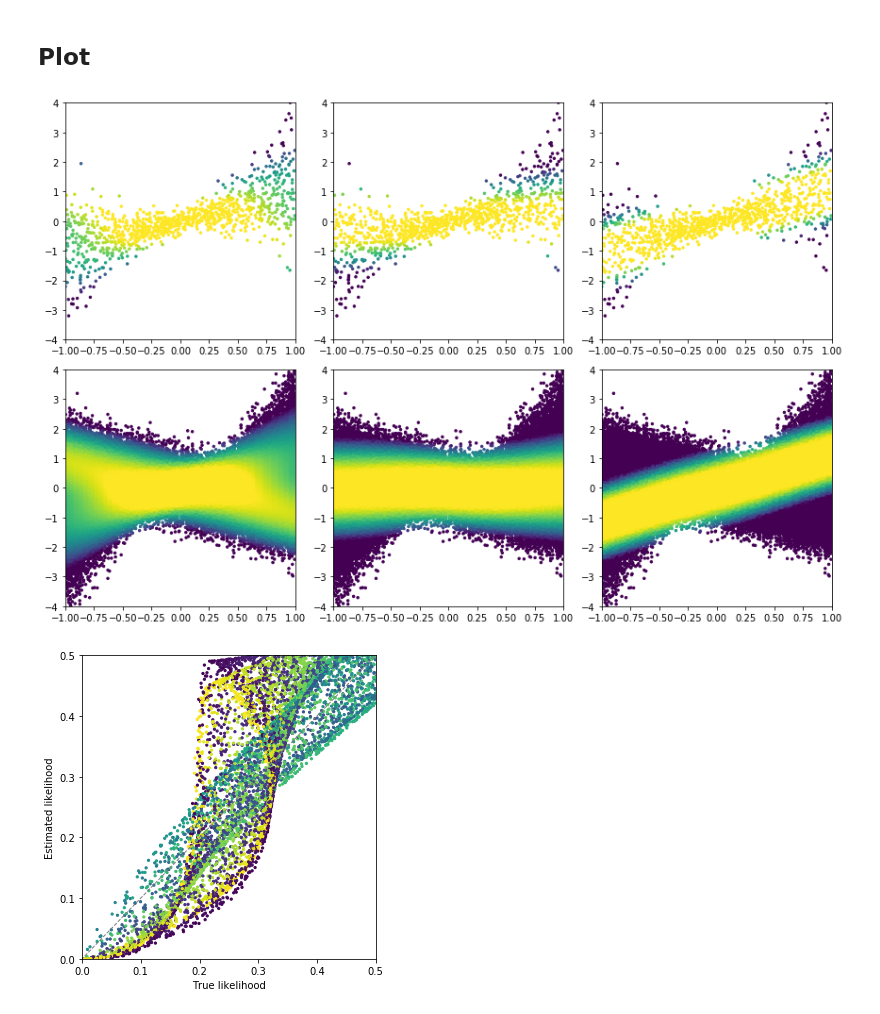
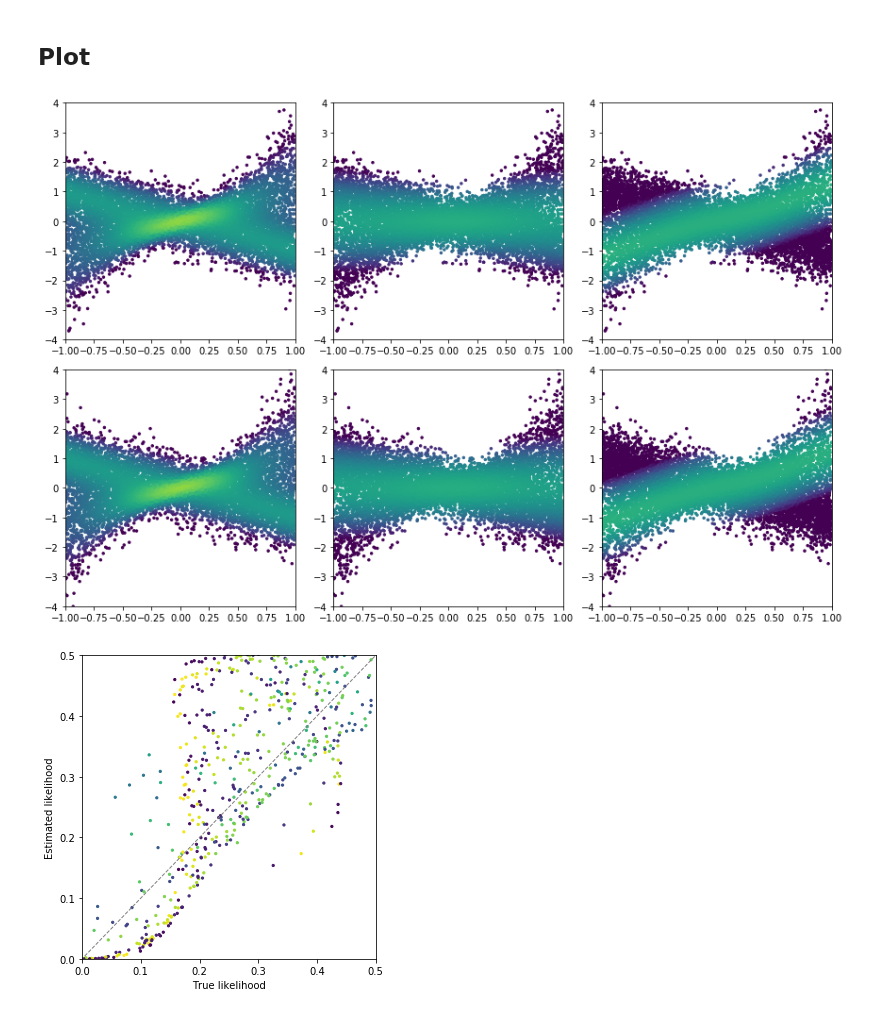
Before and after one commit to johannbrehmer/goldmine, a Jupyter notebook: goldmine/notebooks/other/gaussian_toy_example.ipynb, the cells around one changed output. Cells and saved outputs as stored; diff of their text form; code cells hidden in the pictures.

```diff
--- a/goldmine/notebooks/other/gaussian_toy_example.ipynb
+++ b/goldmine/notebooks/other/gaussian_toy_example.ipynb
@@ -11,19 +11,19 @@ from scipy.stats import norm
 # %%
 theta_train = np.load('../../data/samples/gaussian/theta0_train.npy')
 x_train = np.load('../../data/samples/gaussian/x_train.npy')
-log_p_train = np.log(0.5 * norm.pdf(x_train, loc=theta_train, scale=(0.2 + theta_train**2)**0.5) + 0.5 * norm.pdf(x_train, loc=-theta_train, scale=0.5**0.5))
+log_p_train = np.log(0.5 * norm.pdf(x_train, loc=theta_train, scale=(0.2 + theta_train**2)) + 0.5 * norm.pdf(x_train, loc=-theta_train, scale=0.5))
 log_p_hat_train = np.load('../../data/results/gaussian/maf/log_p_hat_train_trainingsamplesize_10000.npy').reshape((-1,1))
 log_p_histo_train = np.load('../../data/results/gaussian/scandal/log_p_hat_train_trainingsamplesize_10000.npy').reshape((-1,1))
 
 theta_test = np.load('../../data/samples/gaussian/theta0_test.npy')
 x_test = np.load('../../data/samples/gaussian/x_test.npy')
-log_p_test = np.log(0.5 * norm.pdf(x_test, loc=theta_test, scale=(0.2 + theta_test**2)**0.5) + 0.5 * norm.pdf(x_test, loc=-theta_test, scale=0.5**0.5))
+log_p_test = np.log(0.5 * norm.pdf(x_test, loc=theta_test, scale=(0.2 + theta_test**2)) + 0.5 * norm.pdf(x_test, loc=-theta_test, scale=0.5))
 log_p_hat_test = np.load('../../data/results/gaussian/maf/log_p_hat_test_trainingsamplesize_10000.npy').reshape((-1,1))
 log_p_histo_test = np.load('../../data/results/gaussian/scandal/log_p_hat_test_trainingsamplesize_10000.npy').reshape((-1,1))
 # %% [markdown]
 ## Plot
 # %%
-skip=100
+skip=1
 fig = plt.figure(figsize=(12,8))
 
 
@@ -31,7 +31,7 @@ fig = plt.figure(figsize=(12,8))
 ax = plt.subplot(2,3,1)
 
 plt.scatter(theta_train[::skip], x_train[::skip], c=log_p_train[::skip], cmap='viridis',
-            vmin=-3., vmax=-1., s=6.)
+            vmin=-3., vmax=1., s=6.)
 
 plt.xlim(-1.,1,)
 plt.ylim(-4.,4.)
@@ -41,7 +41,7 @@ plt.ylim(-4.,4.)
 ax = plt.subplot(2,3,2)
 
 plt.scatter(theta_train[::skip], x_train[::skip], c=log_p_hat_train[::skip], cmap='viridis',
-            vmin=-3., vmax=-1., s=6.)
+            vmin=-3., vmax=1., s=6.)
 
 plt.xlim(-1.,1,)
 plt.ylim(-4.,4.)
@@ -51,44 +51,44 @@ plt.ylim(-4.,4.)
 ax = plt.subplot(2,3,3)
 
 plt.scatter(theta_train[::skip], x_train[::skip], c=log_p_histo_train[::skip], cmap='viridis',
-            vmin=-3., vmax=-1., s=6.)
+            vmin=-3., vmax=1., s=6.)
 
 plt.xlim(-1.,1,)
 plt.ylim(-4.,4.)
 
 
 
 ax = plt.subplot(2,3,4)
 
-plt.scatter(theta_test, x_test, c=log_p_test, cmap='viridis', vmin=-3., vmax=-1., s=6.)
+plt.scatter(theta_test, x_test, c=log_p_test, cmap='viridis', vmin=-3., vmax=1., s=6.)
 
 plt.xlim(-1.,1,)
 plt.ylim(-4.,4.)
 
 
 
 ax = plt.subplot(2,3,5)
 
-plt.scatter(theta_test, x_test, c=log_p_hat_test, cmap='viridis', vmin=-3., vmax=-1., s=6.)
+plt.scatter(theta_test, x_test, c=log_p_hat_test, cmap='viridis', vmin=-3., vmax=1., s=6.)
 
 plt.xlim(-1.,1,)
 plt.ylim(-4.,4.)
 
 
 
 ax = plt.subplot(2,3,6)
 
-plt.scatter(theta_test, x_test, c=log_p_histo_test, cmap='viridis', vmin=-3., vmax=-1., s=6.)
+plt.scatter(theta_test, x_test, c=log_p_histo_test, cmap='viridis', vmin=-3., vmax=1., s=6.)
 
 plt.xlim(-1.,1,)
 plt.ylim(-4.,4.)
 
 
 
 plt.tight_layout()
 plt.show()
 # %% [output]
-[figure, old version]
+[figure, new version]
 # %%
 fig = plt.figure(figsize=(5,5))
 
@@ -103,4 +103,4 @@ plt.ylabel('Estimated likelihood')
 plt.tight_layout()
 plt.show()
 # %% [output]
-[figure, old version]
+[figure, new version]
```
Also changed, not shown: 1 other file.
